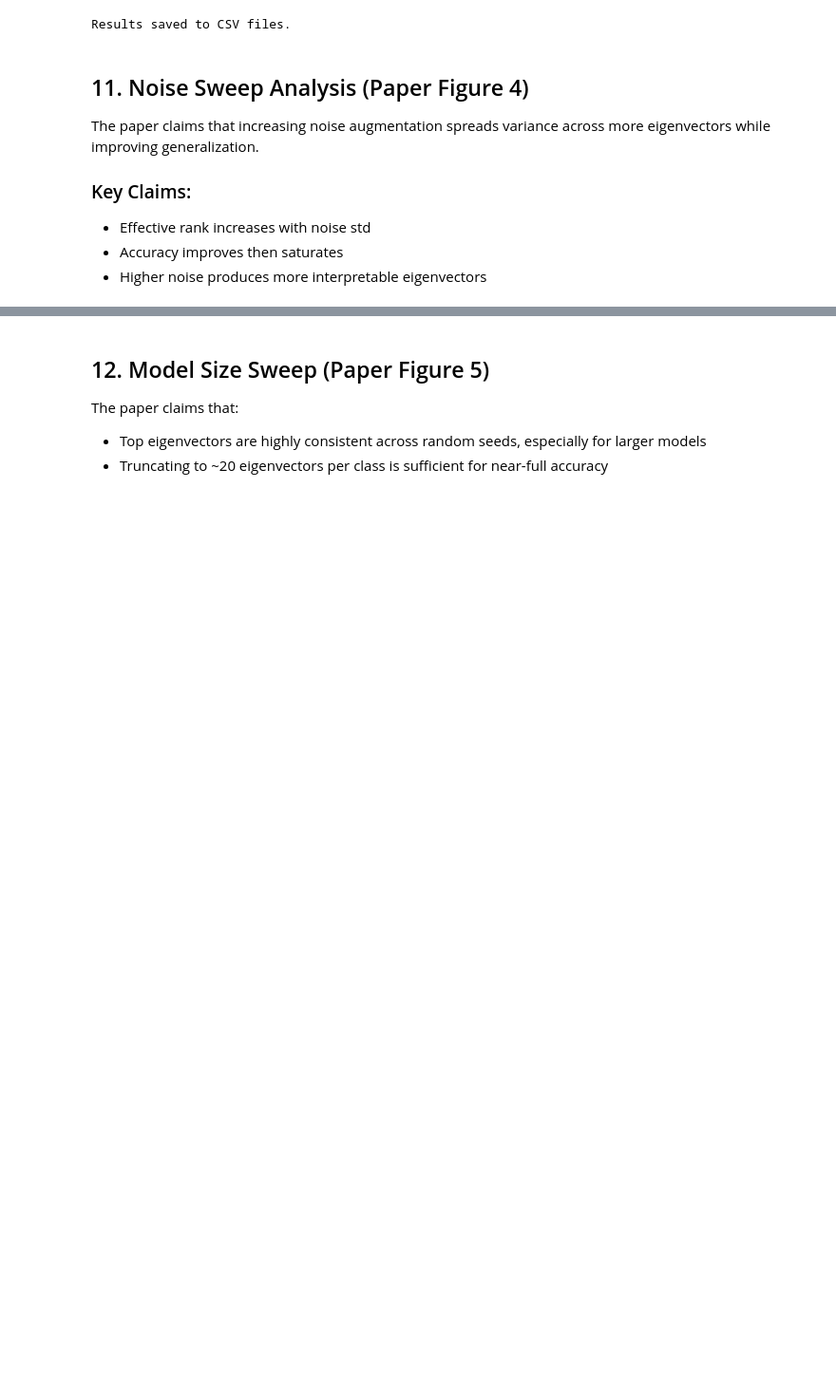
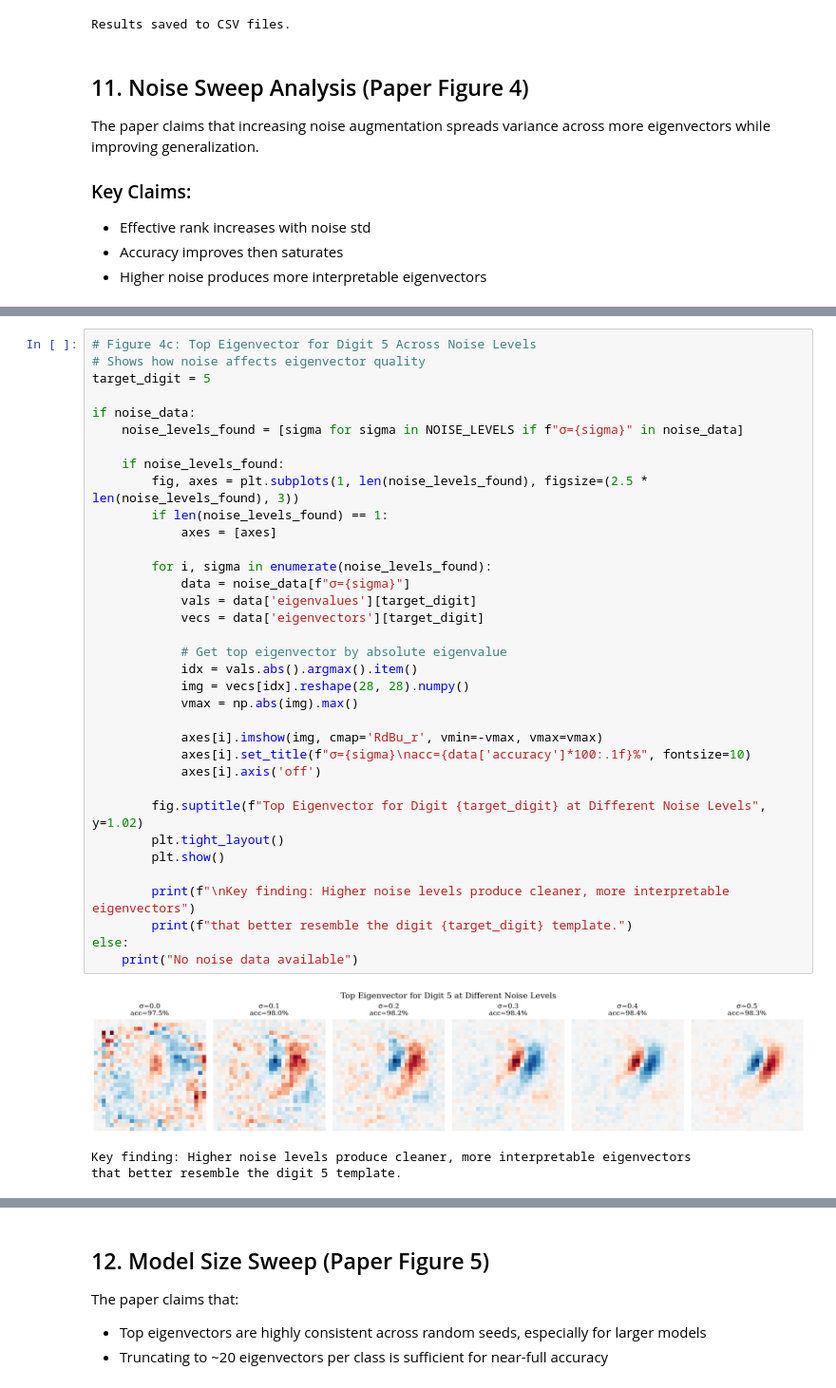
Before and after one commit to erlichon/UvA_FACT_2025, a Jupyter notebook: notebooks/01_reproduction_vision.ipynb, the cells around one changed output, grey strips where cells are left out. Shown at 95% size. Drawn from its saved outputs; the diff is of its cells as text; blank space fills up the shorter version.

```diff
--- a/notebooks/01_reproduction_vision.ipynb
+++ b/notebooks/01_reproduction_vision.ipynb
@@ -572 +608,40 @@ else:
+# %%
+# Figure 4c: Top Eigenvector for Digit 5 Across Noise Levels
+# Shows how noise affects eigenvector quality
+target_digit = 5
+
+if noise_data:
+    noise_levels_found = [sigma for sigma in NOISE_LEVELS if f"σ={sigma}" in noise_data]
+
+    if noise_levels_found:
+        fig, axes = plt.subplots(1, len(noise_levels_found), figsize=(2.5 * len(noise_levels_found), 3))
+        if len(noise_levels_found) == 1:
+            axes = [axes]
+
+        for i, sigma in enumerate(noise_levels_found):
+            data = noise_data[f"σ={sigma}"]
+            vals = data['eigenvalues'][target_digit]
+            vecs = data['eigenvectors'][target_digit]
+
+            # Get top eigenvector by absolute eigenvalue
+            idx = vals.abs().argmax().item()
+            img = vecs[idx].reshape(28, 28).numpy()
+            vmax = np.abs(img).max()
+
+            axes[i].imshow(img, cmap='RdBu_r', vmin=-vmax, vmax=vmax)
+            axes[i].set_title(f"σ={sigma}\nacc={data['accuracy']*100:.1f}%", fontsize=10)
+            axes[i].axis('off')
+
+        fig.suptitle(f"Top Eigenvector for Digit {target_digit} at Different Noise Levels", y=1.02)
+        plt.tight_layout()
+        plt.show()
+
+        print(f"\nKey finding: Higher noise levels produce cleaner, more interpretable eigenvectors")
+        print(f"that better resemble the digit {target_digit} template.")
+else:
+    print("No noise data available")
+# %% [output]
+[figure, added]
+Key finding: Higher noise levels produce cleaner, more interpretable eigenvectors
+that better resemble the digit 5 template.
 # %%
```
Also changed, not shown: parts of 15 cells of this notebook, 18 other files.
